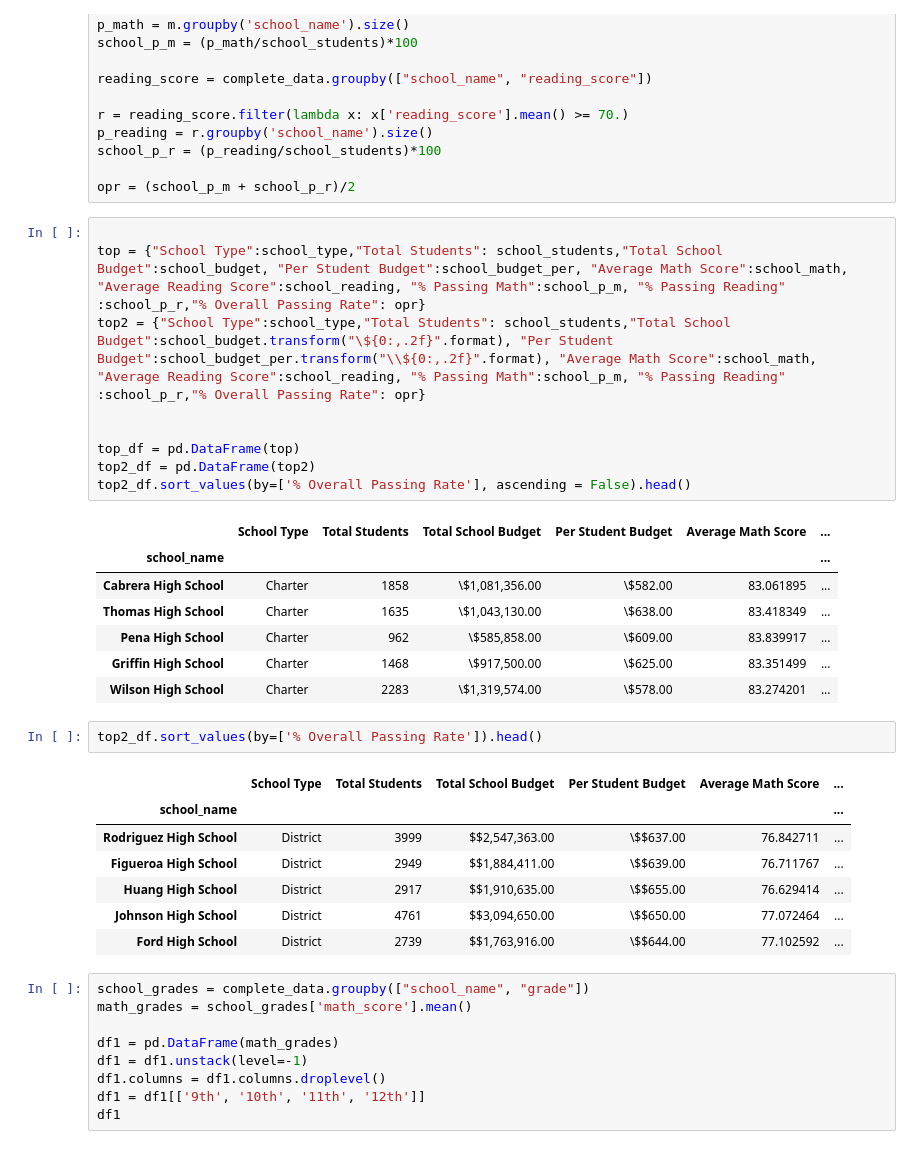
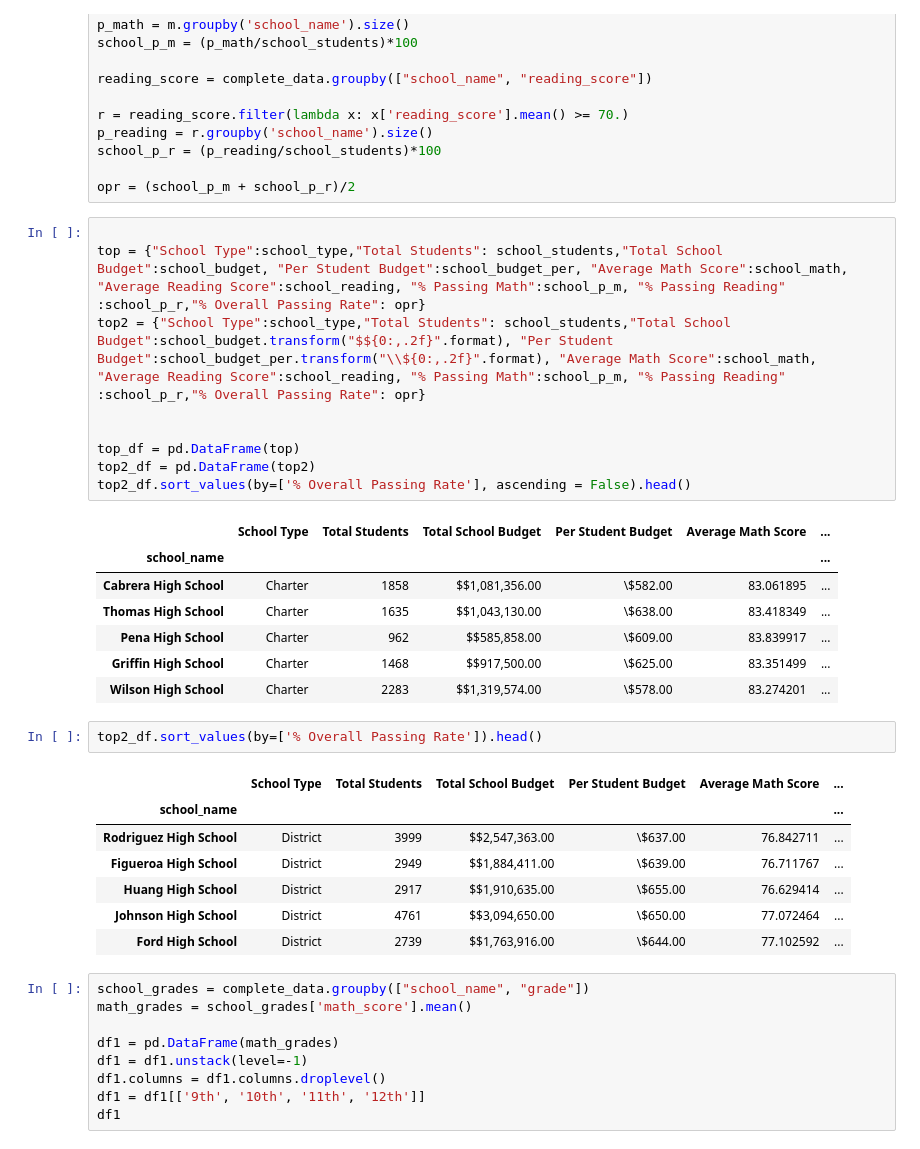
Before and after one commit to jackharv7/Pandas-City-Schools, a Jupyter notebook: Pandas City Schools.ipynb, the cells around one changed output. Cells and saved outputs as stored; diff of their text form.

```diff
--- a/Pandas City Schools.ipynb
+++ b/Pandas City Schools.ipynb
@@ -62,30 +62,30 @@ opr = (school_p_m + school_p_r)/2
 # %%
 
 top = {"School Type":school_type,"Total Students": school_students,"Total School Budget":school_budget, "Per Student Budget":school_budget_per, "Average Math Score":school_math, "Average Reading Score":school_reading, "% Passing Math":school_p_m, "% Passing Reading" :school_p_r,"% Overall Passing Rate": opr}
-top2 = {"School Type":school_type,"Total Students": school_students,"Total School Budget":school_budget.transform("\${0:,.2f}".format), "Per Student Budget":school_budget_per.transform("\\${0:,.2f}".format), "Average Math Score":school_math, "Average Reading Score":school_reading, "% Passing Math":school_p_m, "% Passing Reading" :school_p_r,"% Overall Passing Rate": opr}
+top2 = {"School Type":school_type,"Total Students": school_students,"Total School Budget":school_budget.transform("$${0:,.2f}".format), "Per Student Budget":school_budget_per.transform("\\${0:,.2f}".format), "Average Math Score":school_math, "Average Reading Score":school_reading, "% Passing Math":school_p_m, "% Passing Reading" :school_p_r,"% Overall Passing Rate": opr}
 
 
 top_df = pd.DataFrame(top)
 top2_df = pd.DataFrame(top2)
 top2_df.sort_values(by=['% Overall Passing Rate'], ascending = False).head()
 # %% [output]
 |  | School Type | Total Students | Total School Budget | Per Student Budget | Average Math Score | ... |
 | school_name |  |  |  |  |  | ... |
-| Cabrera High School | Charter | 1858 | \$1,081,356.00 | \$582.00 | 83.061895 | ... |
-| Thomas High School | Charter | 1635 | \$1,043,130.00 | \$638.00 | 83.418349 | ... |
-| Pena High School | Charter | 962 | \$585,858.00 | \$609.00 | 83.839917 | ... |
-| Griffin High School | Charter | 1468 | \$917,500.00 | \$625.00 | 83.351499 | ... |
-| Wilson High School | Charter | 2283 | \$1,319,574.00 | \$578.00 | 83.274201 | ... |
+| Cabrera High School | Charter | 1858 | $$1,081,356.00 | \$582.00 | 83.061895 | ... |
+| Thomas High School | Charter | 1635 | $$1,043,130.00 | \$638.00 | 83.418349 | ... |
+| Pena High School | Charter | 962 | $$585,858.00 | \$609.00 | 83.839917 | ... |
+| Griffin High School | Charter | 1468 | $$917,500.00 | \$625.00 | 83.351499 | ... |
+| Wilson High School | Charter | 2283 | $$1,319,574.00 | \$578.00 | 83.274201 | ... |
 # %%
 top2_df.sort_values(by=['% Overall Passing Rate']).head()
 # %% [output]
 |  | School Type | Total Students | Total School Budget | Per Student Budget | Average Math Score | ... |
 | school_name |  |  |  |  |  | ... |
-| Rodriguez High School | District | 3999 | $$2,547,363.00 | \$$637.00 | 76.842711 | ... |
-| Figueroa High School | District | 2949 | $$1,884,411.00 | \$$639.00 | 76.711767 | ... |
-| Huang High School | District | 2917 | $$1,910,635.00 | \$$655.00 | 76.629414 | ... |
-| Johnson High School | District | 4761 | $$3,094,650.00 | \$$650.00 | 77.072464 | ... |
-| Ford High School | District | 2739 | $$1,763,916.00 | \$$644.00 | 77.102592 | ... |
+| Rodriguez High School | District | 3999 | $$2,547,363.00 | \$637.00 | 76.842711 | ... |
+| Figueroa High School | District | 2949 | $$1,884,411.00 | \$639.00 | 76.711767 | ... |
+| Huang High School | District | 2917 | $$1,910,635.00 | \$655.00 | 76.629414 | ... |
+| Johnson High School | District | 4761 | $$3,094,650.00 | \$650.00 | 77.072464 | ... |
+| Ford High School | District | 2739 | $$1,763,916.00 | \$644.00 | 77.102592 | ... |
 # %%
 school_grades = complete_data.groupby(["school_name", "grade"])
 math_grades = school_grades['math_score'].mean()
```
